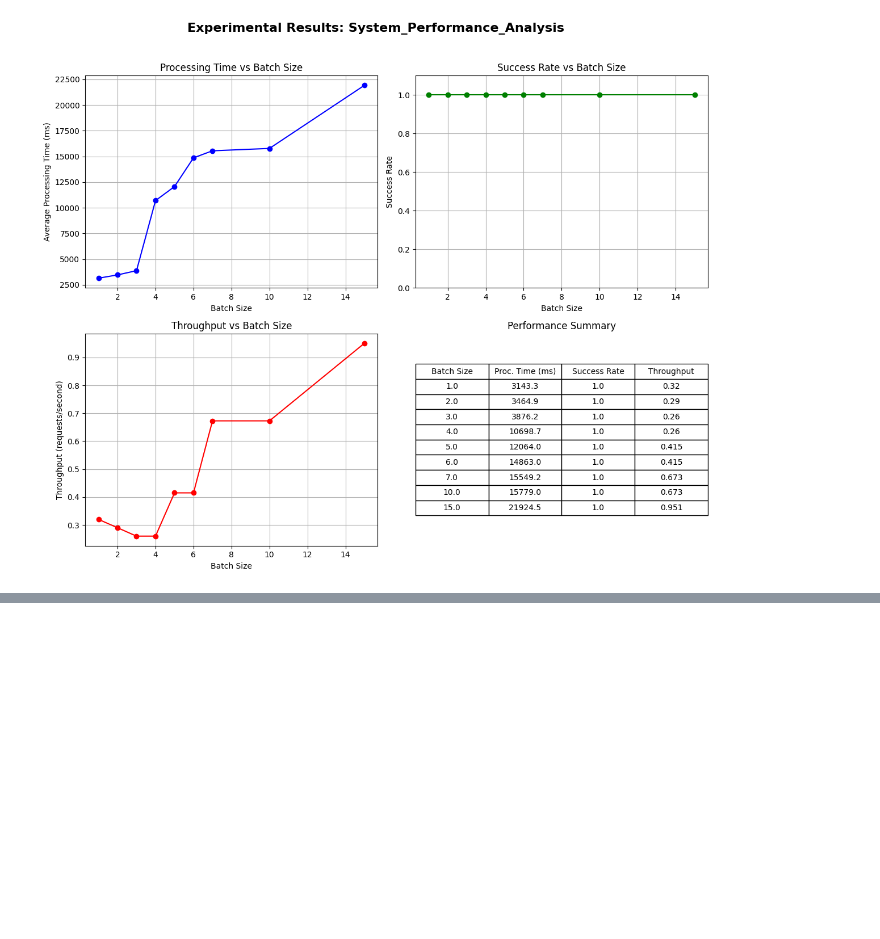
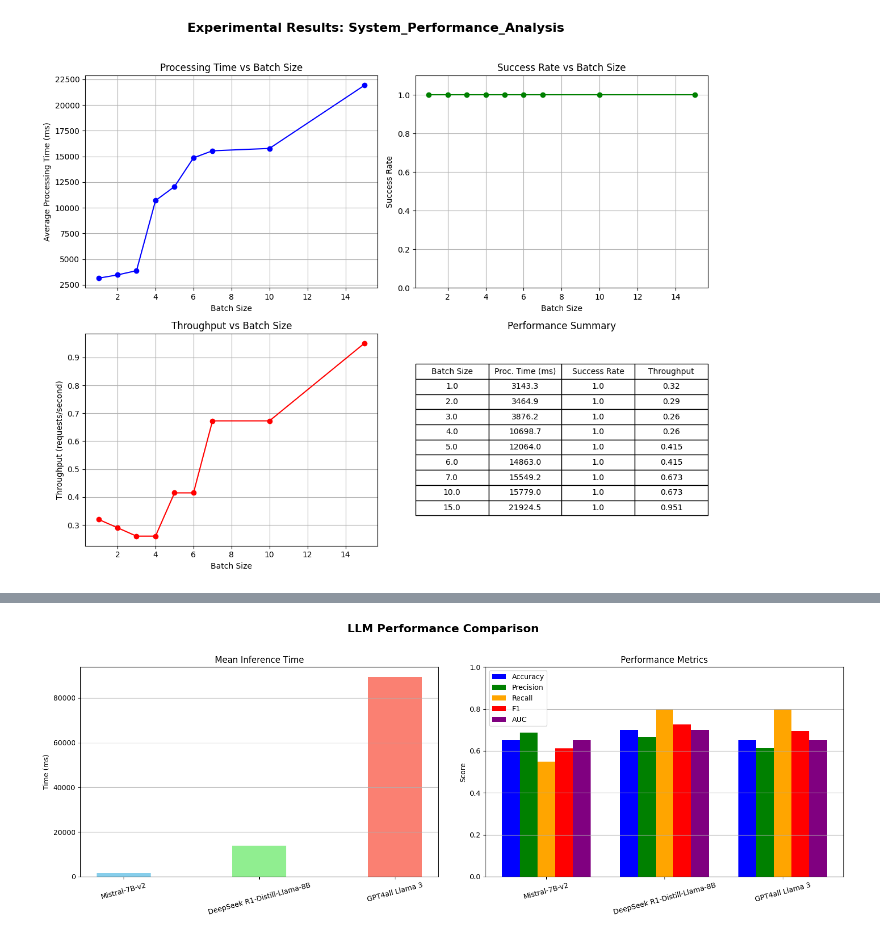
Before and after one commit to berry2012/prompt-based-moderation-with-llm, a Jupyter notebook: notebooks/Visualization_Harmful_Chat_Detection.ipynb, the cells around one changed output, grey strips where cells are left out. Cells and saved outputs as stored; diff of their text form; code cells hidden in the pictures; blank space fills up the shorter version.

```diff
--- a/notebooks/Visualization_Harmful_Chat_Detection.ipynb
+++ b/notebooks/Visualization_Harmful_Chat_Detection.ipynb
@@ -737,0 +657,61 @@ plt.show()
+# %%
+import pandas as pd
+import matplotlib.pyplot as plt
+import numpy as np
+
+# Data for different models
+data = {
+    'Model': ['Mistral-7B-v2', 'DeepSeek R1-Distill-Llama-8B', 'GPT4all Llama 3'],
+    'Mean inference time (ms)': [1597.95, 13946.95, 89335.39],
+    'Accuracy': [0.6500, 0.7000, 0.6500],
+    'Precision': [0.6875, 0.6667, 0.6154],
+    'Recall': [0.5500, 0.8000, 0.8000],
+    'F1': [0.6111, 0.7273, 0.6957],
+    'AUC': [0.6500, 0.7000, 0.6500]
+}
+
+df = pd.DataFrame(data)
+
+# Create figure and subplots with 1 row and 2 columns
+fig, axes = plt.subplots(1, 2, figsize=(16, 6)) # Adjusted figure size
+
+fig.suptitle('LLM Performance Comparison', fontsize=16, fontweight='bold')
+
+# Plot 1: Mean inference time
+ax1 = axes[0]
+colors = ['skyblue', 'lightgreen', 'salmon']
+ax1.bar(df['Model'], df['Mean inference time (ms)'], color=colors, width=0.4) # Reduced bar width
+ax1.set_title('Mean Inference Time')
+ax1.set_ylabel('Time (ms)')
+ax1.tick_params(axis='x', rotation=15)
+ax1.grid(axis='y')
+
+# Plot 2: Performance Metrics
+ax2 = axes[1]
+metrics = ['Accuracy', 'Precision', 'Recall', 'F1', 'AUC']
+bar_colors = ['blue', 'green', 'orange', 'red', 'purple'] # Colors for each metric
+
+# Plot bars for each model and metric
+bar_width = 0.15
+x = np.arange(len(df['Model']))
+
+for i, metric in enumerate(metrics):
+    ax2.bar(x + i * bar_width - (len(metrics) / 2 - 0.5) * bar_width,
+            df[metric], bar_width, label=metric, color=bar_colors[i])
+
+ax2.set_title('Performance Metrics')
+ax2.set_ylabel('Score')
+ax2.set_xticks(x)
+ax2.set_xticklabels(df['Model'], rotation=15)
+ax2.set_ylim(0, 1.0)
+ax2.legend()
+ax2.grid(axis='y')
+
+
+plt.tight_layout(rect=[0, 0, 1, 0.96], w_pad=3.0) # Increased horizontal spacing
+
+# Save or show
+plt.savefig(f'{DATA_DIR}/LLM_Performance_Comparison.png', dpi=300)
+plt.show()
+# %% [output]
+[figure, added]
```
Also changed, not shown: parts of 5 cells of this notebook.
